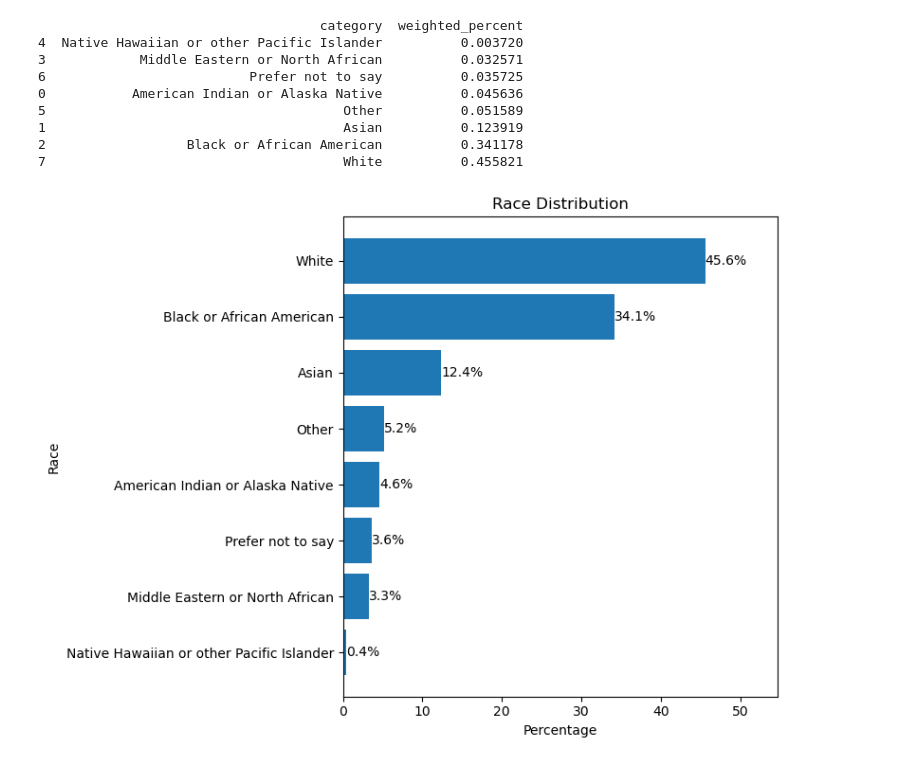
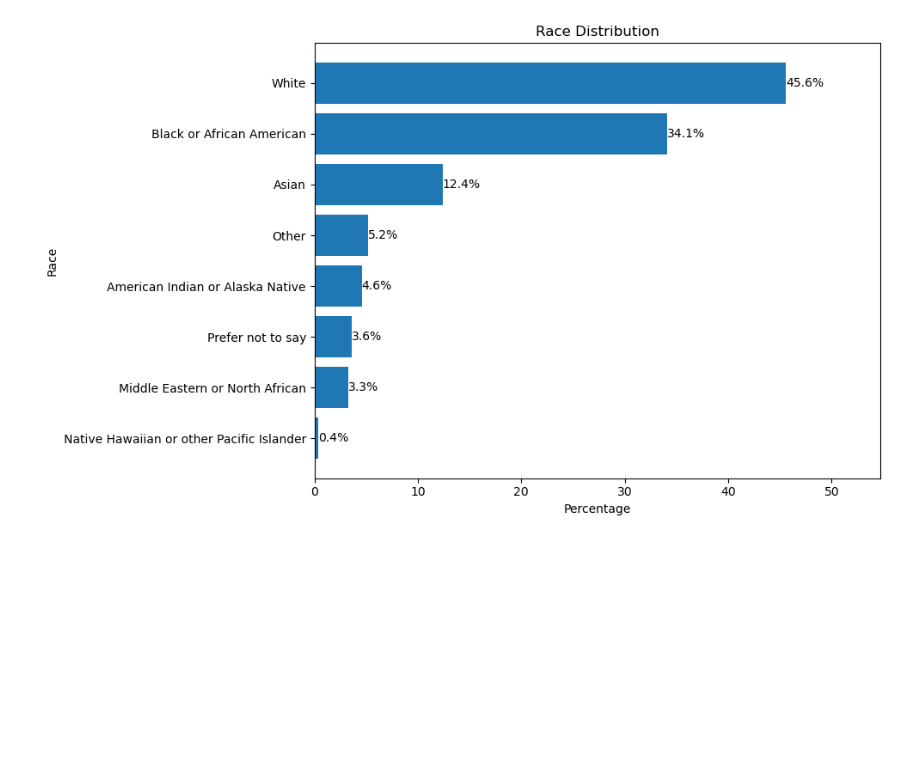
Before and after one commit to BU-Spark/ds-wgbh-bus-equity, a Jupyter notebook: System_Survey.ipynb, the cells around one changed output. Cells and saved outputs as stored; diff of their text form; code cells hidden in the pictures; blank space fills up the shorter version.

```diff
--- a/System_Survey.ipynb
+++ b/System_Survey.ipynb
@@ -4,39 +5,32 @@ import matplotlib.pyplot as plt
 # %%
+# Read the System-Wide Passenger Survey Data
 df = pd.read_csv("MBTA_2023_System-Wide_Passenger_Survey_Data.csv")
-# Read the System-Wide Passenger Survey Data
 
+# Get only bus data from survey
 Bus_Survey_Data = df[df['service_mode'] == 'Bus']
-# Get only bus data from survey
+unique_reporting_groups = Bus_Survey_Data['reporting_group'].unique()
 
+# Calculate race distribution within bus passengers
 race_data = Bus_Survey_Data[(Bus_Survey_Data['measure'] == 'Race')]
+
+# Calculate the average percentages for each race category
 race_percentage = race_data.groupby('category')['weighted_percent'].mean().reset_index()
 race_percentage = race_percentage.sort_values('weighted_percent', ascending=True)
-print(race_percentage)
 
-plt.figure(figsize=(8, 6))
+# Create bar chart to display the distributions
+plt.figure(figsize=(10, 6))
 plt.barh(race_percentage['category'], race_percentage['weighted_percent'] * 100)
-
 plt.title('Race Distribution')
 plt.xlabel('Percentage')
 plt.ylabel('Race')
-
 
 for i, v in enumerate(race_percentage['weighted_percent']):
     plt.text(v*100, i, f'{v*100:.1f}%', va='center')
 max_percentage = race_percentage['weighted_percent'].max() * 100
 plt.xlim(0, max_percentage * 1.2)
 plt.tight_layout()
 
-# Show the plot displaying race distribution
+# Show the plot
 plt.show()
 # %% [output]
-                                    category  weighted_percent
-4  Native Hawaiian or other Pacific Islander          0.003720
-3            Middle Eastern or North African          0.032571
-6                          Prefer not to say          0.035725
-0           American Indian or Alaska Native          0.045636
-5                                      Other          0.051589
-1                                      Asian          0.123919
-2                  Black or African American          0.341178
-7                                      White          0.455821
-[figure, old version]
+[figure, new version]
```
Also changed, not shown: parts of 4 cells of this notebook.
